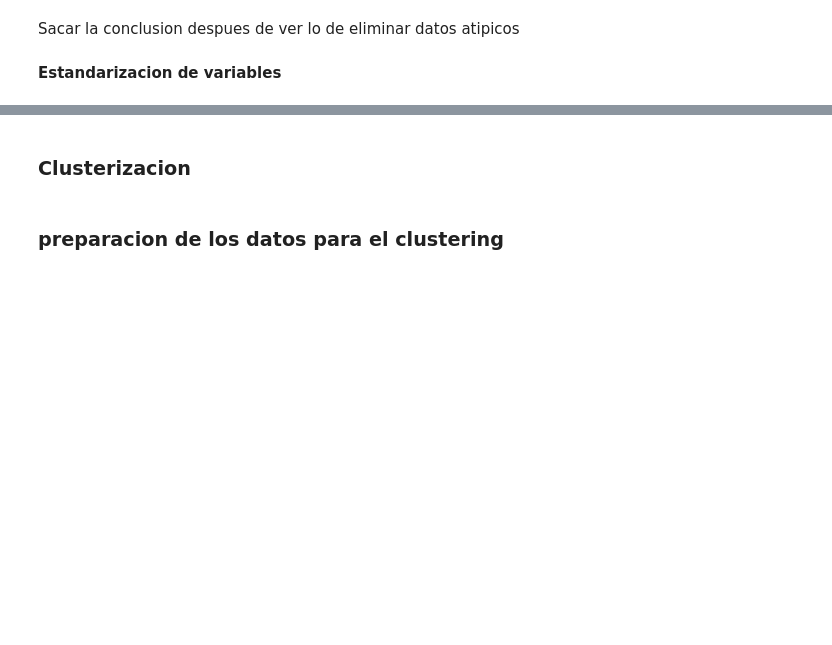
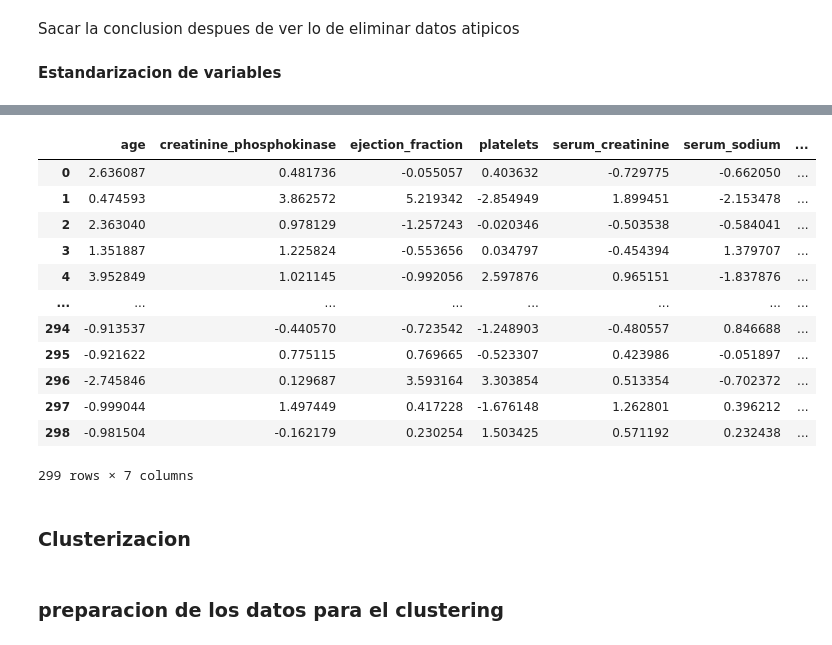
Before and after one commit to 2jcortesj2/Estadistica1, a Jupyter notebook: TrabajoFinal.ipynb, the cells around one changed output, grey strips where cells are left out. Saved outputs shown, nothing was run; the diff lists cells and outputs as text; code cells hidden in the pictures; blank space fills up the shorter version.

```diff
--- a/TrabajoFinal.ipynb
+++ b/TrabajoFinal.ipynb
@@ -66,3 +66,20 @@ plt.show()
+# %%
+data_pca = pd.DataFrame(data_pca, columns= columns)
+data_pca
+# %% [output]
+|  | age | creatinine_phosphokinase | ejection_fraction | platelets | serum_creatinine | serum_sodium | ... |
+| 0 | 2.636087 | 0.481736 | -0.055057 | 0.403632 | -0.729775 | -0.662050 | ... |
+| 1 | 0.474593 | 3.862572 | 5.219342 | -2.854949 | 1.899451 | -2.153478 | ... |
+| 2 | 2.363040 | 0.978129 | -1.257243 | -0.020346 | -0.503538 | -0.584041 | ... |
+| 3 | 1.351887 | 1.225824 | -0.553656 | 0.034797 | -0.454394 | 1.379707 | ... |
+| 4 | 3.952849 | 1.021145 | -0.992056 | 2.597876 | 0.965151 | -1.837876 | ... |
+| ... | ... | ... | ... | ... | ... | ... | ... |
+| 294 | -0.913537 | -0.440570 | -0.723542 | -1.248903 | -0.480557 | 0.846688 | ... |
+| 295 | -0.921622 | 0.775115 | 0.769665 | -0.523307 | 0.423986 | -0.051897 | ... |
+| 296 | -2.745846 | 0.129687 | 3.593164 | 3.303854 | 0.513354 | -0.702372 | ... |
+| 297 | -0.999044 | 1.497449 | 0.417228 | -1.676148 | 1.262801 | 0.396212 | ... |
+| 298 | -0.981504 | -0.162179 | 0.230254 | 1.503425 | 0.571192 | 0.232438 | ... |
+299 rows × 7 columns
 # %% [markdown]
 ### **Clusterizacion**
 # %% [markdown]
```
Also changed, not shown: parts of 1 cell of this notebook.
